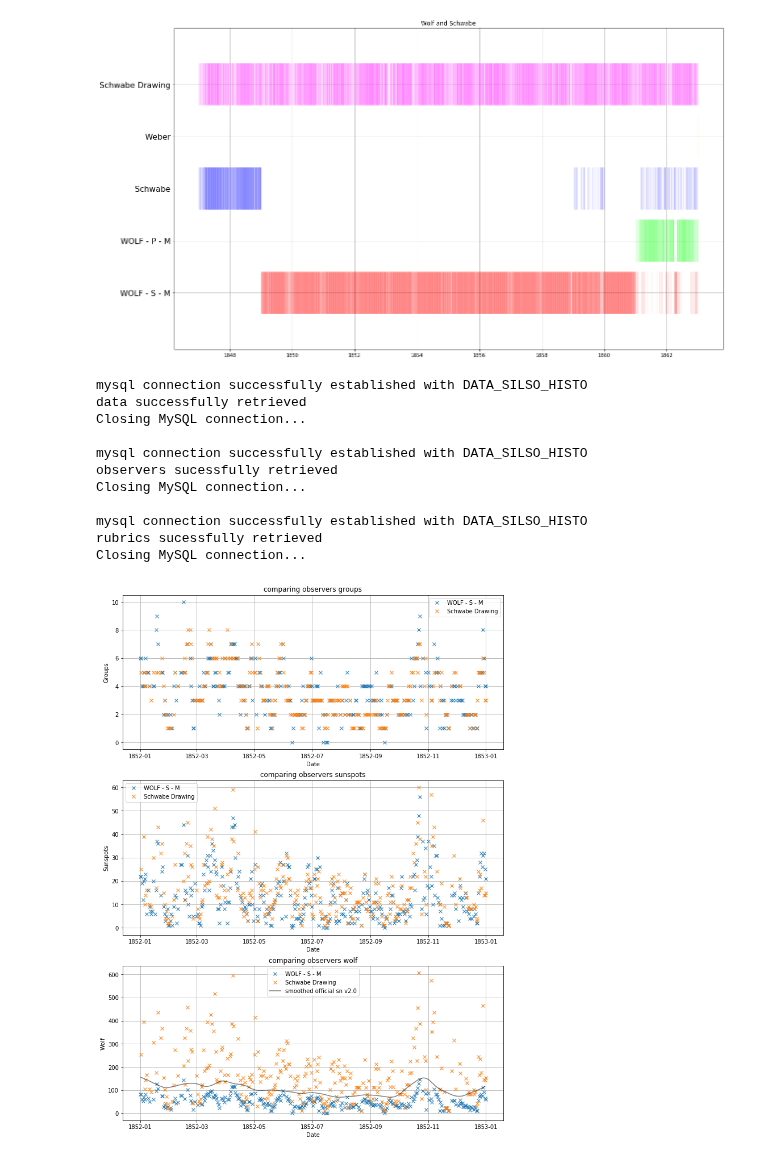
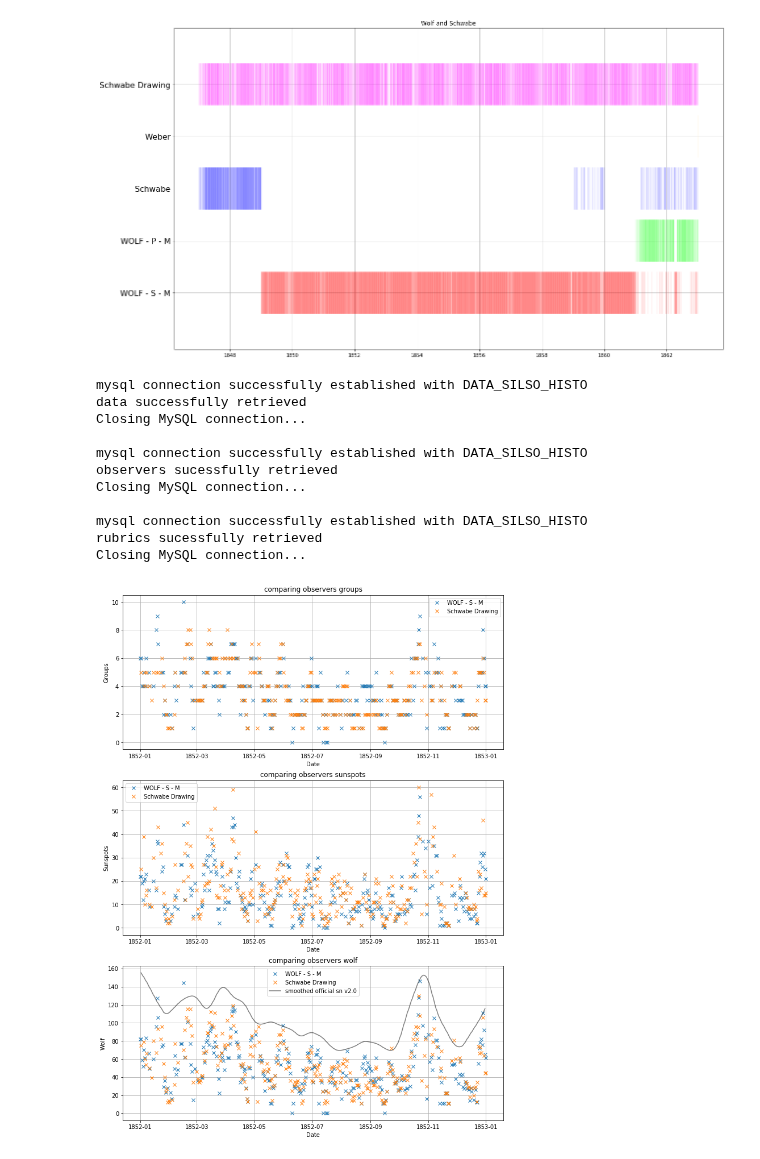
Before and after one commit to dcxSt/DATA_SILSO_HISTO_search, a Jupyter notebook: Wolf Wolfer Eventplots.ipynb, the cells around one changed output. Cells and saved outputs as stored; diff of their text form; code cells hidden in the pictures.

```diff
--- a/Wolf Wolfer Eventplots.ipynb
+++ b/Wolf Wolfer Eventplots.ipynb
@@ -66,17 +72,19 @@ data successfully retrieved
 Closing MySQL connection...
 [figure]
 # %%
-display_compare_observers(observers=["WOLF - S - M","Schwabe Drawing"],interval=("1852-01-01","1853-01-01"),online_sn=True)
+display_compare_observers(observers=["WOLF - S - M","Schwabe Drawing"],
+                          interval=("1852-01-01","1853-01-01"),
+                          online_sn=True,include_flags=(None,0))
 # %% [output]
 mysql connection successfully established with DATA_SILSO_HISTO
 data successfully retrieved
 Closing MySQL connection...
 
 mysql connection successfully established with DATA_SILSO_HISTO
 observers sucessfully retrieved
 Closing MySQL connection...
 
 mysql connection successfully established with DATA_SILSO_HISTO
 rubrics sucessfully retrieved
 Closing MySQL connection...
-[figure, old version]
+[figure, new version]
```
Also changed, not shown: parts of 3 cells of this notebook, 4 other files.
